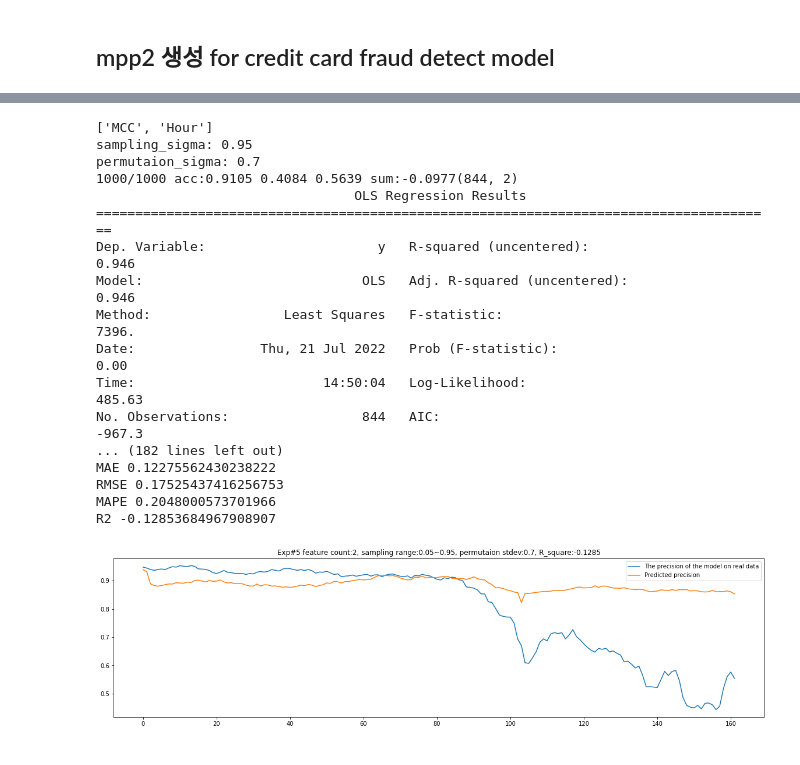
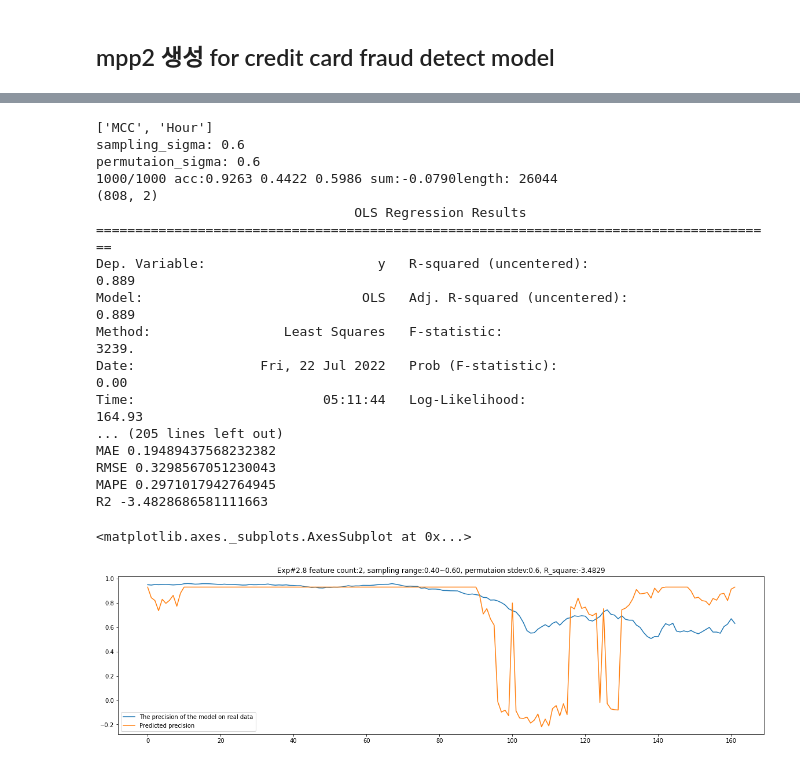
Before and after one commit to dolmani38/drift, a Jupyter notebook: Concept drift에 의한 모델의 성능 추정 방법_0722.ipynb, the cells around one changed output, grey strips where cells are left out. Drawn from its saved outputs; the diff is of its cells as text; code cells hidden in the pictures.

```diff
--- a/Concept drift에 의한 모델의 성능 추정 방법_0722.ipynb
+++ b/Concept drift에 의한 모델의 성능 추정 방법_0722.ipynb
@@ -1250,32 +1681,35 @@ R2 0.1112530091773879
 # %%
-Exp = 5
+mpp3 = MPP(cat.predict,COLUMNS, cat.feature_importances_,y_ref,x_ref,y_inf,x_inf,scaler=None)
+
+Exp = 2.8
 top = 2
-samplingsigma=0.95
-permutaionsigma=0.7
+samplingsigma=0.60
+permutaionsigma=0.6
 
-metric_c,drift_data_ks_stats,drift_data_ks_pvals_diff,length = mpp2.drift_sampling(sampling_sigma=samplingsigma,permutaion_sigma=permutaionsigma,epoch = 1000,TOP=top)
-mpp2.build_performance_model(metric_c,drift_data_ks_stats,drift_data_ks_pvals_diff)
-mdr = mpp2.getMDR()
-df2 = mpp2.predict_precision_for_PPM(y_test2.values,X_test2.values,mdr,window_size = length,step = int(length/10))
-MAE,RMSE,MAPE,r_2 = mpp2.result_statistics(df2)
+metric_c,drift_data_ks_stats,drift_data_ks_pvals_diff,length = mpp3.drift_sampling(sampling_sigma=samplingsigma,permutaion_sigma=permutaionsigma,epoch = 1000,TOP=top)
+print("length:",length)
+mpp3.build_performance_model(metric_c,drift_data_ks_stats,drift_data_ks_pvals_diff)
+mpp3.build_second_performance_model()
+df2 = mpp3.predict_precision_for_second_model(y_test2.values,X_test2.values,window_size = 10000,step = 500)
+MAE,RMSE,MAPE,r_2 = mpp3.result_statistics(df2)
 df2.plot(title=f'Exp#{Exp} feature count:{top}, sampling range:{1-samplingsigma:.2f}~{samplingsigma:.2f}, permutaion stdev:{permutaionsigma}, R_square:{r_2:.4f}', figsize=(20,5))
-erdic["Exp#"+str(Exp)] = abs(df2['The precision of the model on real data'] - df2['Predicted precision']).values
 # %% [output]
 ['MCC', 'Hour']
-sampling_sigma: 0.95
-permutaion_sigma: 0.7
-1000/1000 acc:0.9105 0.4084 0.5639 sum:-0.0977(844, 2)
+sampling_sigma: 0.6
+permutaion_sigma: 0.6
+1000/1000 acc:0.9263 0.4422 0.5986 sum:-0.0790length: 26044
+(808, 2)
                                  OLS Regression Results
 =======================================================================================
-Dep. Variable:                      y   R-squared (uncentered):                   0.946
-Model:                            OLS   Adj. R-squared (uncentered):              0.946
-Method:                 Least Squares   F-statistic:                              7396.
-Date:                Thu, 21 Jul 2022   Prob (F-statistic):                        0.00
-Time:                        14:50:04   Log-Likelihood:                          485.63
-No. Observations:                 844   AIC:                                     -967.3
-... (182 lines left out)
-MAE 0.12275562430238222
-RMSE 0.17525437416256753
-MAPE 0.2048000573701966
-R2 -0.12853684967908907
+Dep. Variable:                      y   R-squared (uncentered):                   0.889
+Model:                            OLS   Adj. R-squared (uncentered):              0.889
+Method:                 Least Squares   F-statistic:                              3239.
+Date:                Fri, 22 Jul 2022   Prob (F-statistic):                        0.00
+Time:                        05:11:44   Log-Likelihood:                          164.93
+... (205 lines left out)
+MAE 0.19489437568232382
+RMSE 0.3298567051230043
+MAPE 0.2971017942764945
+R2 -3.4828686581111663
+<matplotlib.axes._subplots.AxesSubplot at 0x...>
-[figure, old version]
+[figure, new version]
```
Also changed, not shown: parts of 44 cells of this notebook.
